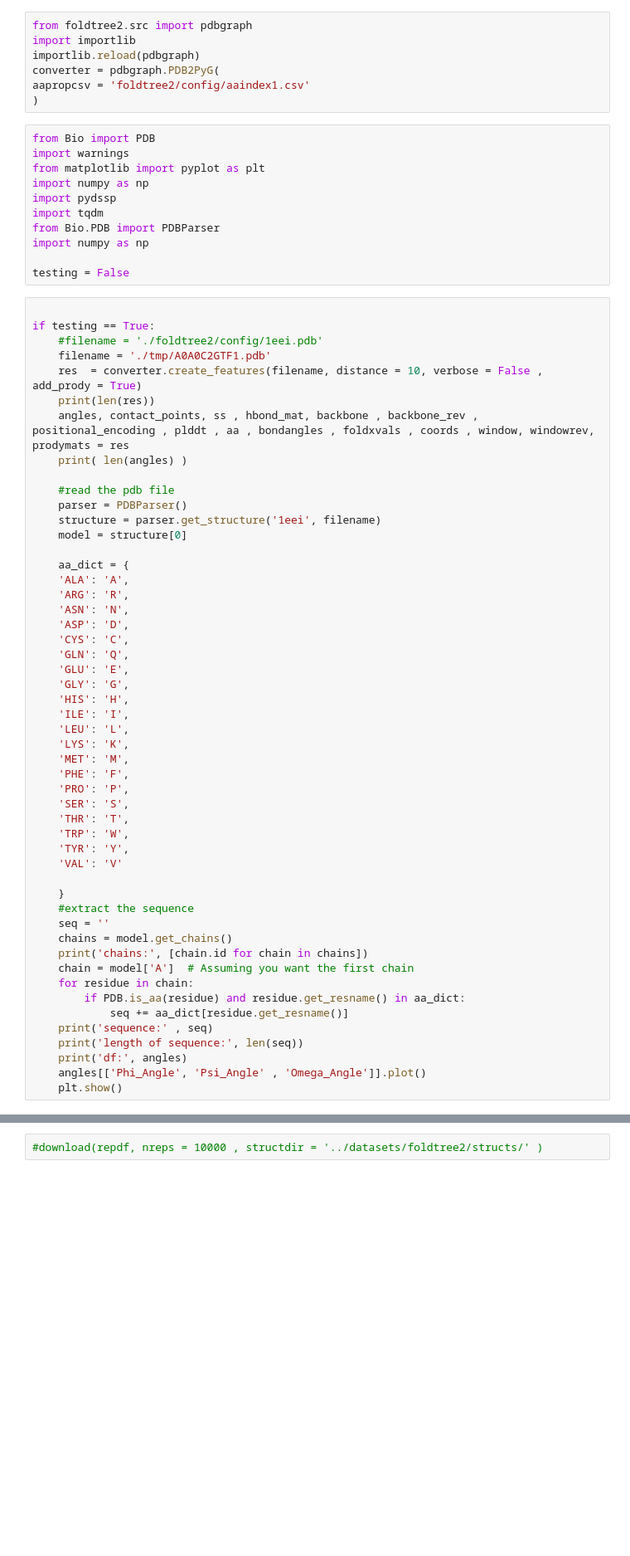
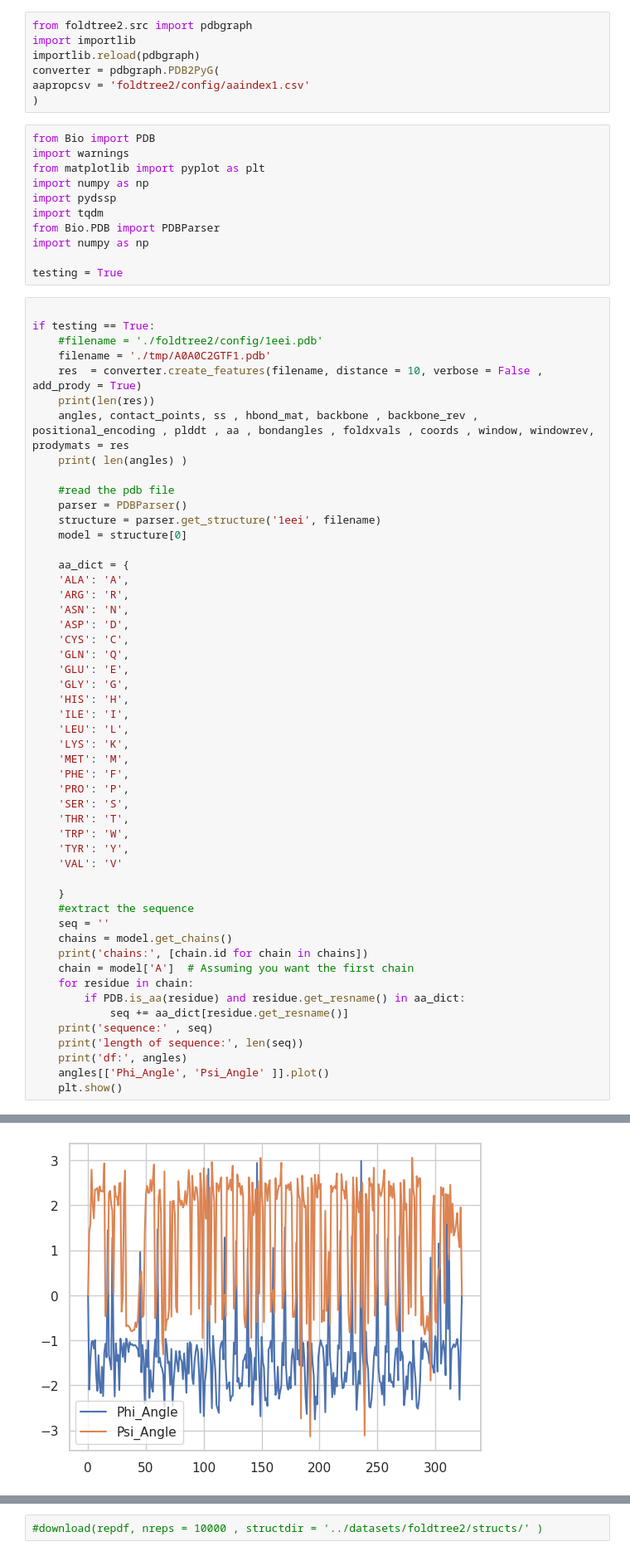
Before and after one commit to DessimozLab/foldtree2, a Jupyter notebook: foldtree2/notebooks/monomer_graph_trainingdata.ipynb, the cells around one changed output, grey strips where cells are left out. Shown at 83% size. Saved outputs shown, nothing was run; the diff lists cells and outputs as text; blank space fills up the shorter version.

```diff
--- a/foldtree2/notebooks/monomer_graph_trainingdata.ipynb
+++ b/foldtree2/notebooks/monomer_graph_trainingdata.ipynb
@@ -42,7 +42,7 @@ import tqdm
 from Bio.PDB import PDBParser
 import numpy as np
 
-testing = False
+testing = True
 # %%
 
 if testing == True:
@@ -92,5 +92,6 @@ if testing == True:
 	print('sequence:' , seq)
 	print('length of sequence:', len(seq))
 	print('df:', angles)
-	angles[['Phi_Angle', 'Psi_Angle' , 'Omega_Angle']].plot()
+	angles[['Phi_Angle', 'Psi_Angle' ]].plot()
 	plt.show()
+# %% [output]
@@ -97,3 +136,4 @@ if testing == True:
+[figure, added]
 # %%
 #show prody matrices
 if testing == True:
```
Also changed, not shown: parts of 11 cells of this notebook, 4 other files.
